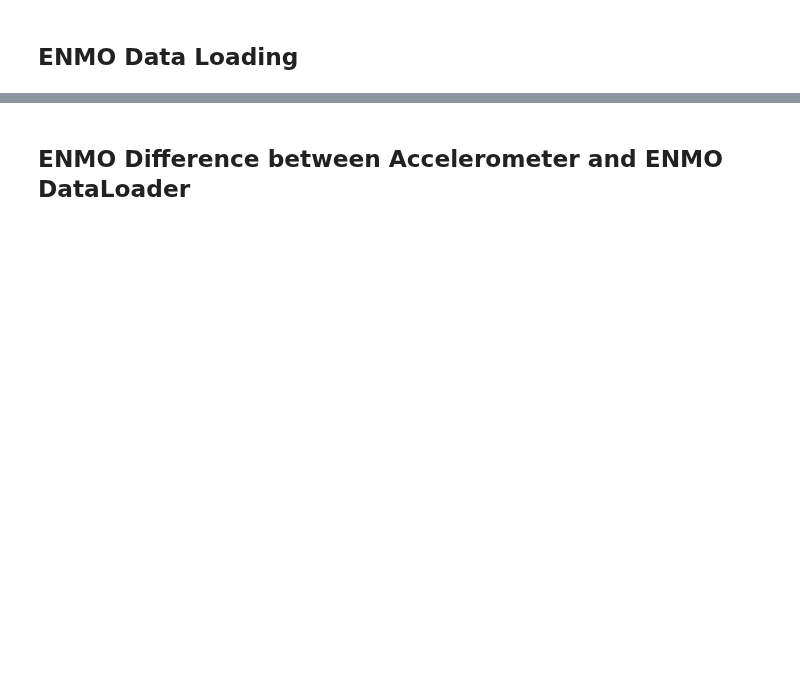
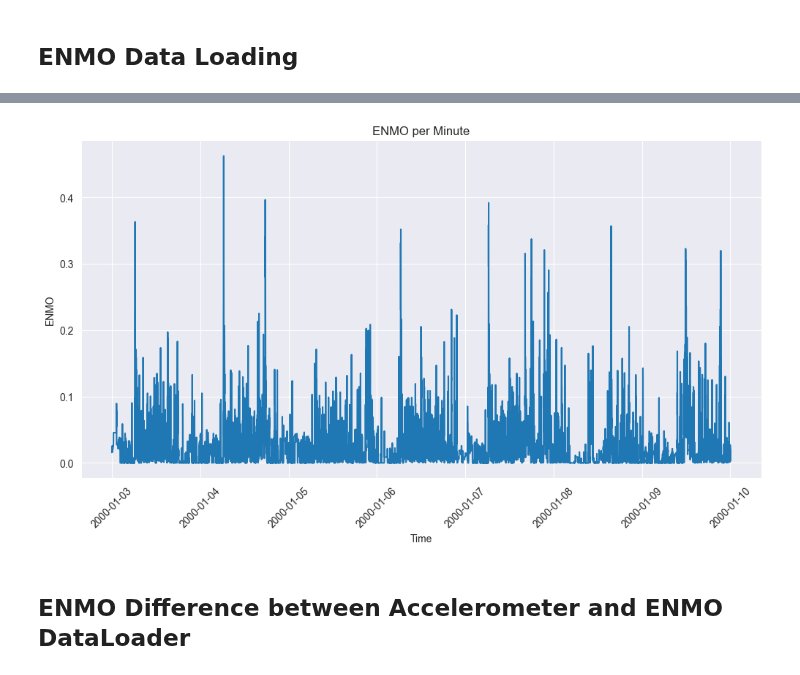
Before and after one commit to ADAMMA-CDHI-ETH-Zurich/CosinorAge, a Jupyter notebook: examples/data_loading.ipynb, the cells around one changed output, grey strips where cells are left out. Cells and saved outputs as stored; diff of their text form; code cells hidden in the pictures; blank space fills up the shorter version.

```diff
--- a/examples/data_loading.ipynb
+++ b/examples/data_loading.ipynb
@@ -34,7 +45,9 @@ if not reload:
     with open("enmo_loader.pkl", "rb") as file:
         enmo_loader = pickle.load(file)
 # %%
-plot_enmo(enmo_loader)
+enmo_loader.plot_enmo()
+# %% [output]
+[figure, added]
 # %% [markdown]
 ## ENMO Difference between Accelerometer and ENMO DataLoader
 # %%
```
Also changed, not shown: parts of 5 cells of this notebook, 14 other files.
